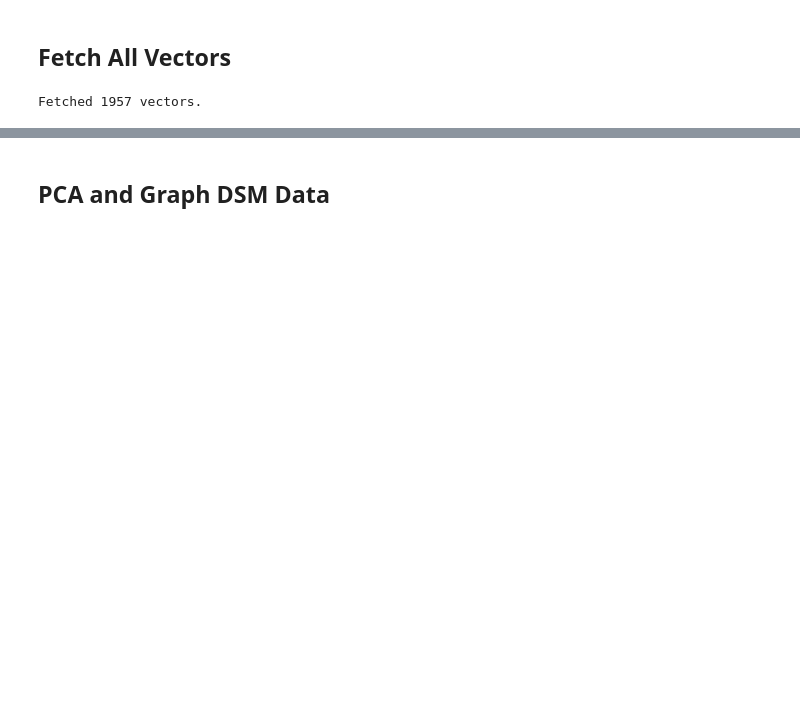
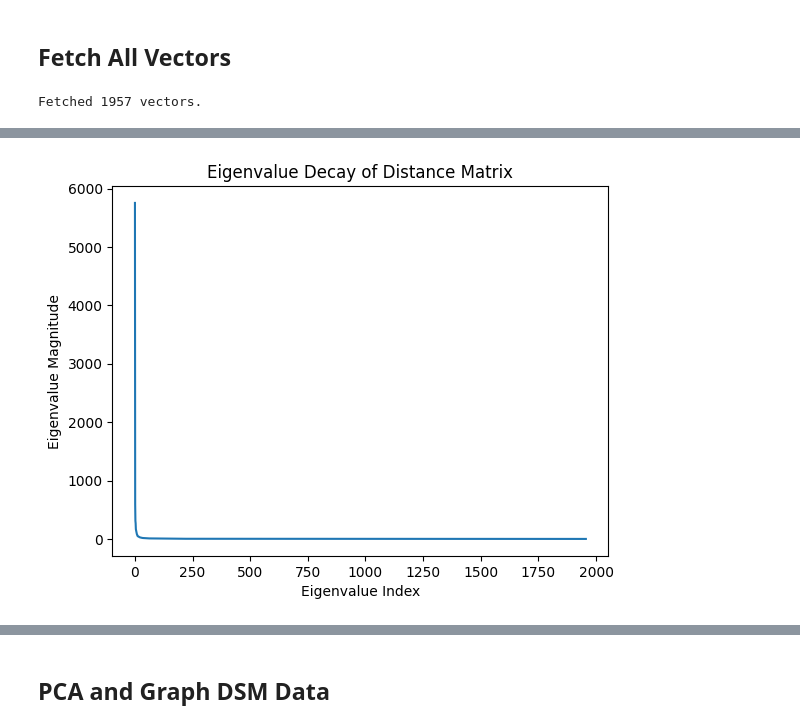
Before and after one commit to robrohan/AUT, a Jupyter notebook: ENGE817/Report/2_weaviate.ipynb, the cells around one changed output, grey strips where cells are left out. Drawn from its saved outputs; the diff is of its cells as text; code cells hidden in the pictures; blank space fills up the shorter version.

```diff
--- a/ENGE817/Report/2_weaviate.ipynb
+++ b/ENGE817/Report/2_weaviate.ipynb
@@ -163,0 +195,17 @@ Fetched 1957 vectors.
+# %%
+from scipy.spatial.distance import pdist, squareform
+from numpy.linalg import eigh
+
+# Compute pairwise Euclidean distances
+distance_matrix = squareform(pdist(vectors, 'euclidean'))
+eigenvalues = eigh(distance_matrix)[0]
+eigenvalues = np.sort(np.abs(eigenvalues))[::-1]  # Sort in descending order
+
+# Plot eigenvalue decay
+plt.plot(eigenvalues)
+plt.xlabel("Eigenvalue Index")
+plt.ylabel("Eigenvalue Magnitude")
+plt.title("Eigenvalue Decay of Distance Matrix")
+plt.show()
+# %% [output]
+[figure, added]
```
Also changed, not shown: parts of 11 cells of this notebook, 3 other files.
